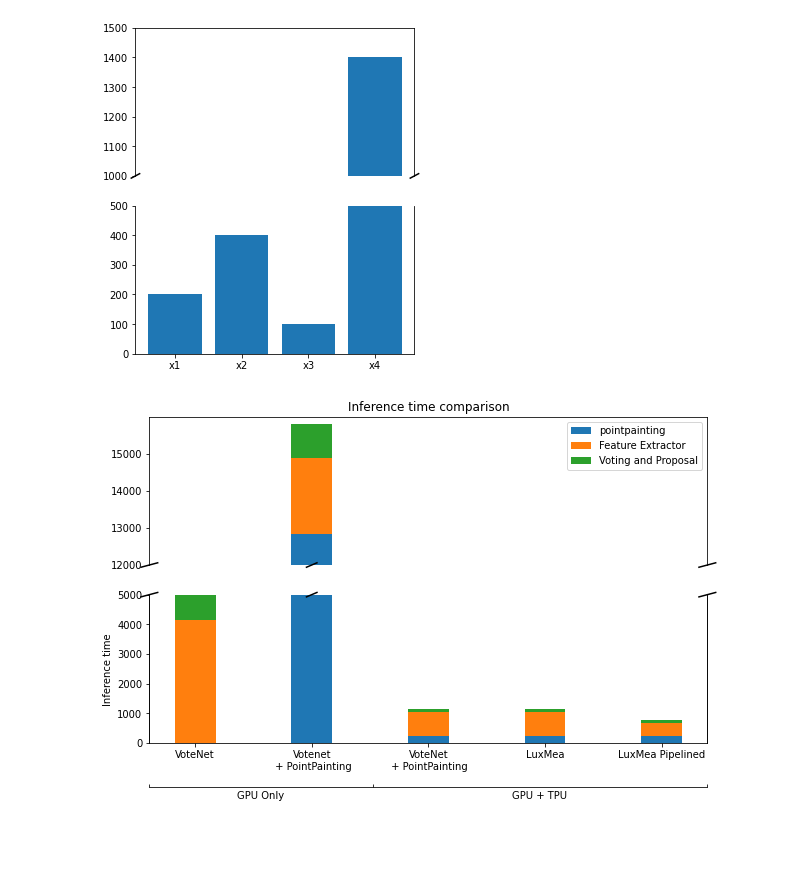
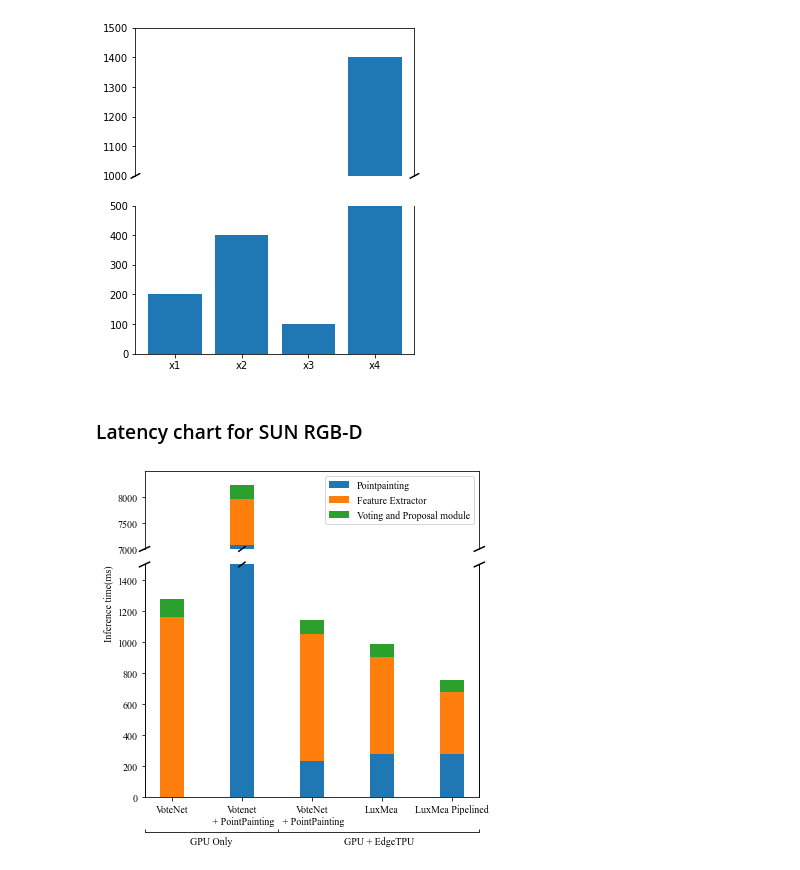
Before and after one commit to KeondoPark/votenet_tf, a Jupyter notebook: DistOfValues_Voting_Proposal.ipynb, the cells around one changed output. Cells and saved outputs as stored; diff of their text form; code cells hidden in the pictures; blank space fills up the shorter version.

```diff
--- a/DistOfValues_Voting_Proposal.ipynb
+++ b/DistOfValues_Voting_Proposal.ipynb
@@ -677,80 +727,88 @@ for b1, b2 in zip(bars1, bars2):
 plt.show()
 # %% [output]
 [figure]
+# %%
+plt.rcParams["font.family"] = 'Times New Roman'
+# %% [markdown]
+### Latency chart for SUN RGB-D
 # %%
 labels = ['VoteNet', 'Votenet\n + PointPainting', 'VoteNet\n + PointPainting', 'LuxMea', 'LuxMea Pipelined']
-pointpainting = [0, 12838, 233, 232, 235]
-FeatureExtractor = [4132,2053,817,817,451]
-VotingProposal_bottom = [4132,14891,1051,1049,686]
-VotingProposal = [998,904,93,101,101]
+pointpainting = [0, 7072, 233, 280, 282]
+FeatureExtractor = [1164, 901, 817, 625, 395]
+VotingProposal_bottom = [1164,7974,1051,905,677]
+VotingProposal = [112,268,93,85,82]
 #women_std = [3, 5, 2, 3, 3]
 width = 0.35       # the width of the bars: can also be len(x) sequence
 
-fig, (ax1,ax2) = plt.subplots(2,1,sharex=True,figsize=(10,6))
-bs = 5000
-ts = 12000
+#plt.subplots_adjust(left=None, bottom=None, right=None, top=None, wspace=None, hspace=None)
+
+fig, (ax1,ax2) = plt.subplots(2,1,sharex=True,figsize=(6,6), gridspec_kw={'height_ratios': [1, 3]})
+plt.subplots_adjust(hspace=0.1)
+bs = 1500
+ts = 7000
 
 # Draw axis on both ax1, ax2
 ax2.set_ylim(0,bs)
-ax1.set_ylim(ts,16000)
-ax1.set_yticks(np.arange(ts,16000,1000))
+ax1.set_ylim(ts,8500)
+ax1.set_yticks(np.arange(ts,8500,500))
 ax1.spines['bottom'].set_visible(False)
 ax1.tick_params(axis='x',which='both',bottom=False)
 ax2.spines['top'].set_visible(False)
 
 # Draw stacked bars on both ax1, ax2
 #bars2 = ax2.bar(labels, pointpainting, width, yerr=men_std, label='pointpainting')
-bars2 = ax2.bar(labels, pointpainting, width, label='pointpainting')
+bars2 = ax2.bar(labels, pointpainting, width, label='Pointpainting')
 ax2.bar(labels, FeatureExtractor, width, bottom=pointpainting,
        label='Feature Extractor')
 ax2.bar(labels, VotingProposal, width, bottom=VotingProposal_bottom,
        label='Voting and Proposal')
-bars1 = ax1.bar(labels, pointpainting, width, label='pointpainting')
+bars1 = ax1.bar(labels, pointpainting, width, label='Pointpainting')
 ax1.bar(labels, FeatureExtractor, width, bottom=pointpainting,
        label='Feature Extractor')
 ax1.bar(labels, VotingProposal, width, bottom=VotingProposal_bottom,
-       label='Voting and Proposal')
+       label='Voting and Proposal module')
 
 # Break mark on axis
 d = .015
 kwargs = dict(transform=ax1.transAxes, color='k', clip_on=False)
-ax1.plot((-d, +d), (-d, +d), **kwargs)
-ax1.plot((1 - d, 1 + d), (-d, +d), **kwargs)
+ax1.plot((-d, +d), (-2*d, +2*d), **kwargs)
+ax1.plot((1 - d, 1 + d), (-2*d, +2*d), **kwargs)
 
 kwargs.update(transform=ax2.transAxes)
-ax2.plot((-d, +d), (1 - d, 1 + d), **kwargs)
-ax2.plot((1 - d, 1 + d), (1 - d, 1 + d), **kwargs)
+ax2.plot((-d, +d), (1 - 2/3*d, 1 + 2/3*d), **kwargs)
+ax2.plot((1 - d, 1 + d), (1 - 2/3*d, 1 + 2/3*d), **kwargs)
 
 for b1, b2 in zip(bars1, bars2):
     posx = b2.get_x() + b2.get_width()/2.
     if b2.get_height() > bs:
-        ax2.plot((posx-3*d, posx+3*d), (1 - d, 1 + d), color='k', clip_on=False,
+        ax2.plot((posx-3*d, posx+3*d), (1 - 2/3*d, 1 + 2/3*d), color='k', clip_on=False,
                  transform=ax2.get_xaxis_transform())
     if b1.get_height() > ts:
-        ax1.plot((posx-3*d, posx+3*d), (- d, + d), color='k', clip_on=False,
+        ax1.plot((posx-3*d, posx+3*d), (- 2*d, + 2*d), color='k', clip_on=False,
                  transform=ax1.get_xaxis_transform())
 
 
-ax2.set_ylabel('Inference time')
-ax1.set_title('Inference time comparison')
+ax2.set_ylabel('Inference time(ms)',loc="top", **{'fontname':'Times New Roman'})
+#ax1.set_title('Inference time comparison', **{'fontname':'Times New Roman'})
 ax1.legend()
 
 # Second X-axis
 import matplotlib.ticker as ticker
 ax3 = ax2.twiny()
 
-ax3.spines["bottom"].set_position(("axes", -0.30))
+ax3.spines["bottom"].set_position(("axes", -0.15))
 ax3.spines['top'].set_visible(False)
 ax3.tick_params('both', length=0, width=0, which='minor')
 ax3.tick_params('both', direction='in', which='major')
 ax3.xaxis.set_ticks_position("bottom")
 ax3.xaxis.set_label_position("bottom")
 
 ax3.set_xticks([0.0, 0.4, 1.0])
 ax3.xaxis.set_major_formatter(ticker.NullFormatter())
 ax3.xaxis.set_minor_locator(ticker.FixedLocator([0.2, 0.7]))
-ax3.xaxis.set_minor_formatter(ticker.FixedFormatter(['GPU Only', 'GPU + TPU']))
+ax3.xaxis.set_minor_formatter(ticker.FixedFormatter(['GPU Only', 'GPU + EdgeTPU']))
 
+plt.savefig('figs/latency_plot_sunrgbd.pdf')
 plt.show()
 # %% [output]
-[figure, old version]
+[figure, new version]
```
Also changed, not shown: parts of 12 cells of this notebook, 40 other files.
